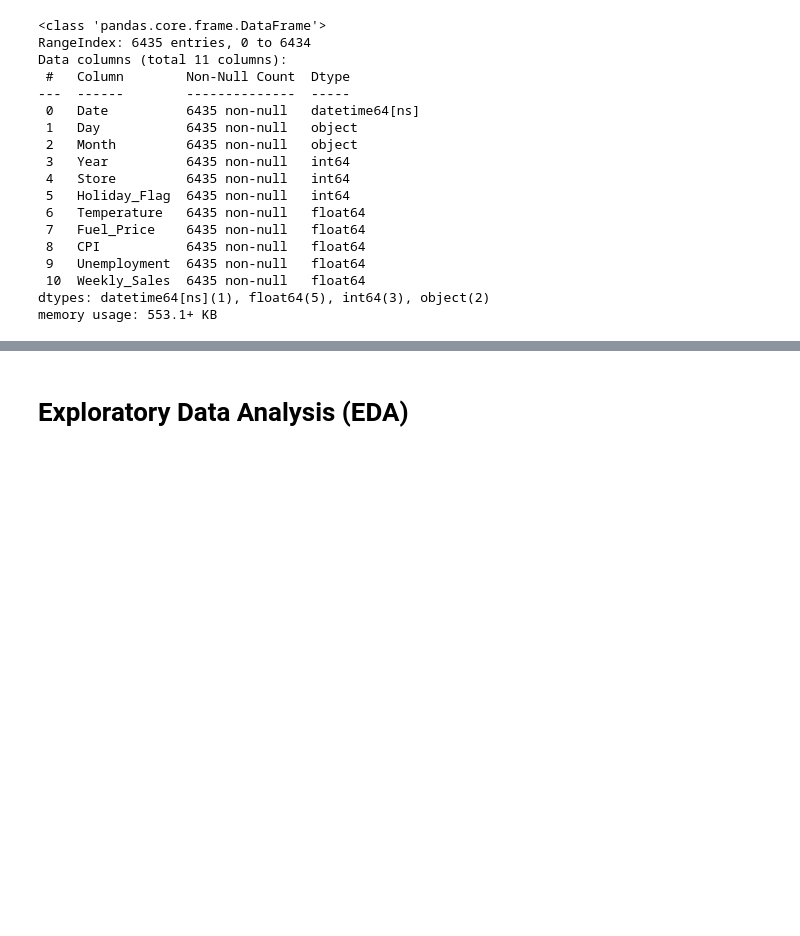
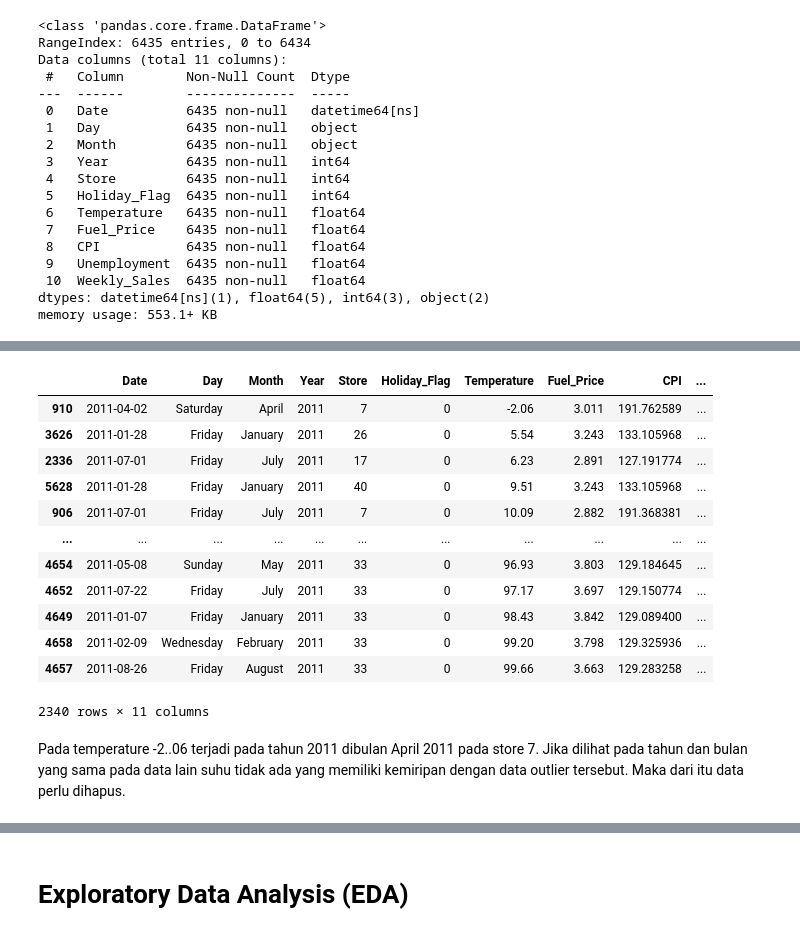
Before and after one commit to noorrosyid/SI_Zenius, a Jupyter notebook: Machine Learning Projects/Walmart Weekly Sales Prediction.ipynb, the cells around one changed output, grey strips where cells are left out. Saved outputs shown, nothing was run; the diff lists cells and outputs as text; code cells hidden in the pictures; blank space fills up the shorter version.

```diff
--- a/Machine Learning Projects/Walmart Weekly Sales Prediction.ipynb
+++ b/Machine Learning Projects/Walmart Weekly Sales Prediction.ipynb
@@ -124,0 +165,18 @@ memory usage: 553.1+ KB
+# %%
+df[df['Year'] == 2011].sort_values('Temperature', ascending=True)
+# %% [output]
+|  | Date | Day | Month | Year | Store | Holiday_Flag | Temperature | Fuel_Price | CPI | ... |
+| 910 | 2011-04-02 | Saturday | April | 2011 | 7 | 0 | -2.06 | 3.011 | 191.762589 | ... |
+| 3626 | 2011-01-28 | Friday | January | 2011 | 26 | 0 | 5.54 | 3.243 | 133.105968 | ... |
+| 2336 | 2011-07-01 | Friday | July | 2011 | 17 | 0 | 6.23 | 2.891 | 127.191774 | ... |
+| 5628 | 2011-01-28 | Friday | January | 2011 | 40 | 0 | 9.51 | 3.243 | 133.105968 | ... |
+| 906 | 2011-07-01 | Friday | July | 2011 | 7 | 0 | 10.09 | 2.882 | 191.368381 | ... |
+| ... | ... | ... | ... | ... | ... | ... | ... | ... | ... | ... |
+| 4654 | 2011-05-08 | Sunday | May | 2011 | 33 | 0 | 96.93 | 3.803 | 129.184645 | ... |
+| 4652 | 2011-07-22 | Friday | July | 2011 | 33 | 0 | 97.17 | 3.697 | 129.150774 | ... |
+| 4649 | 2011-01-07 | Friday | January | 2011 | 33 | 0 | 98.43 | 3.842 | 129.089400 | ... |
+| 4658 | 2011-02-09 | Wednesday | February | 2011 | 33 | 0 | 99.20 | 3.798 | 129.325936 | ... |
+| 4657 | 2011-08-26 | Friday | August | 2011 | 33 | 0 | 99.66 | 3.663 | 129.283258 | ... |
+2340 rows × 11 columns
+# %% [markdown]
+Pada temperature -2..06 terjadi pada tahun 2011 dibulan April 2011 pada store 7. Jika dilihat pada tahun dan bulan yang sama pada data lain suhu tidak ada yang memiliki kemiripan dengan data outlier tersebut. Maka dari itu data perlu dihapus.
```
Also changed, not shown: parts of 41 cells of this notebook.
